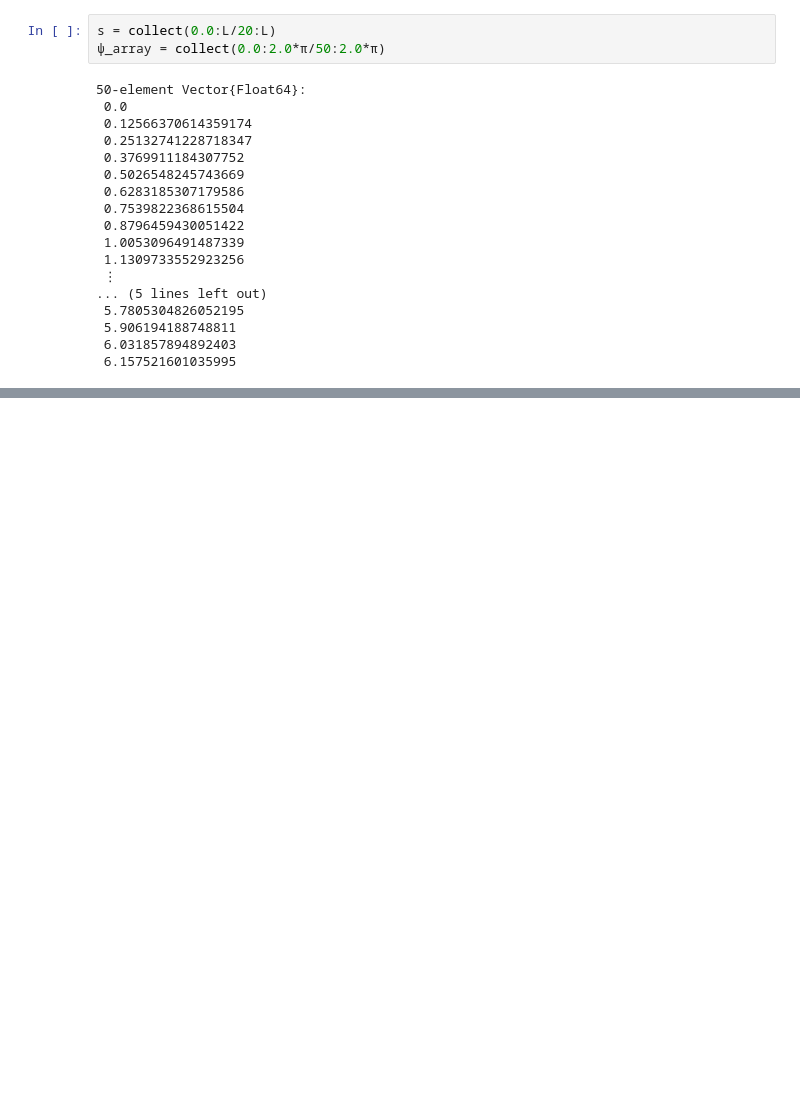
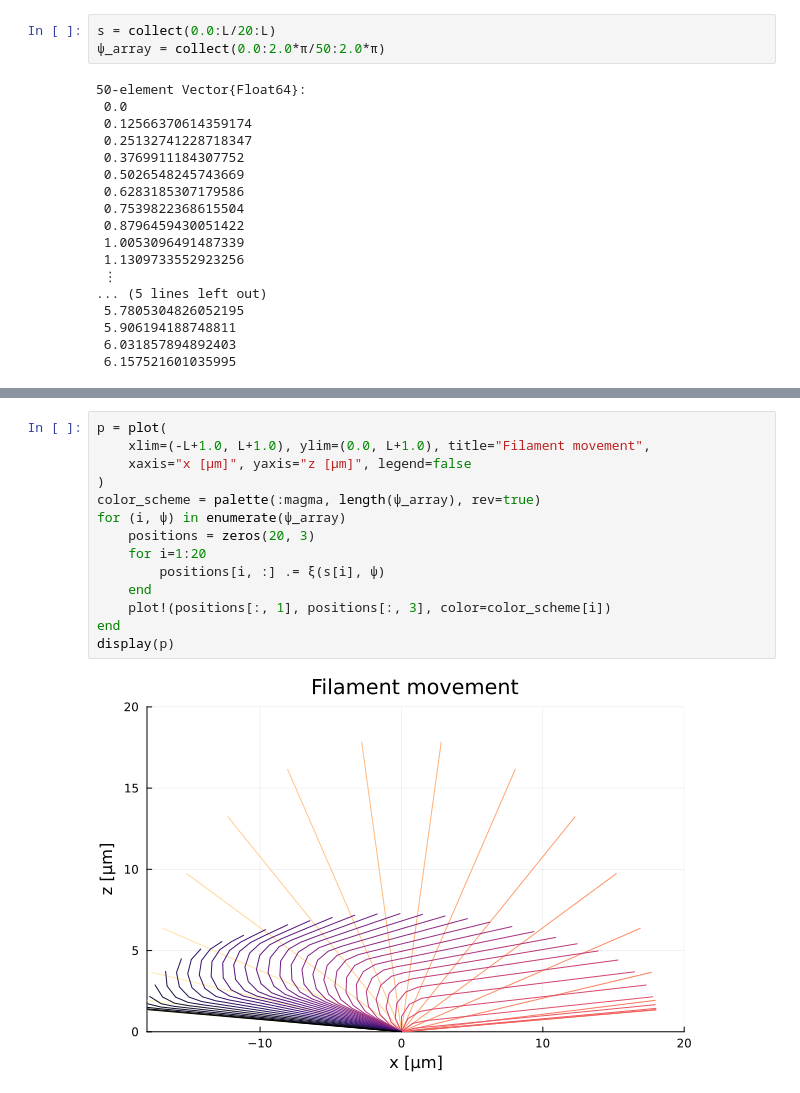
Before and after one commit to Biofluid-Dynamics-Group/cilia-oscillators, a Jupyter notebook: filament-oscillator/tangent_angle.ipynb, the cells around one changed output, grey strips where cells are left out. Drawn from its saved outputs; the diff is of its cells as text; blank space fills up the shorter version.

Commit message:
Better plotting

```diff
--- a/filament-oscillator/tangent_angle.ipynb
+++ b/filament-oscillator/tangent_angle.ipynb
@@ -42,0 +43,16 @@ Plots.AnimatedGif("C:\\Users\\pablo\\AppData\\Local\\Temp\\jl_9ijK3MpYZA.gif")
+# %%
+p = plot(
+    xlim=(-L+1.0, L+1.0), ylim=(0.0, L+1.0), title="Filament movement",
+    xaxis="x [μm]", yaxis="z [μm]", legend=false
+)
+color_scheme = palette(:magma, length(ψ_array), rev=true)
+for (i, ψ) in enumerate(ψ_array)
+    positions = zeros(20, 3)
+    for i=1:20
+        positions[i, :] .= ξ(s[i], ψ)
+    end
+    plot!(positions[:, 1], positions[:, 3], color=color_scheme[i])
+end
+display(p)
+# %% [output]
+[figure, added]
```
Also changed, not shown: parts of 1 cell of this notebook.
